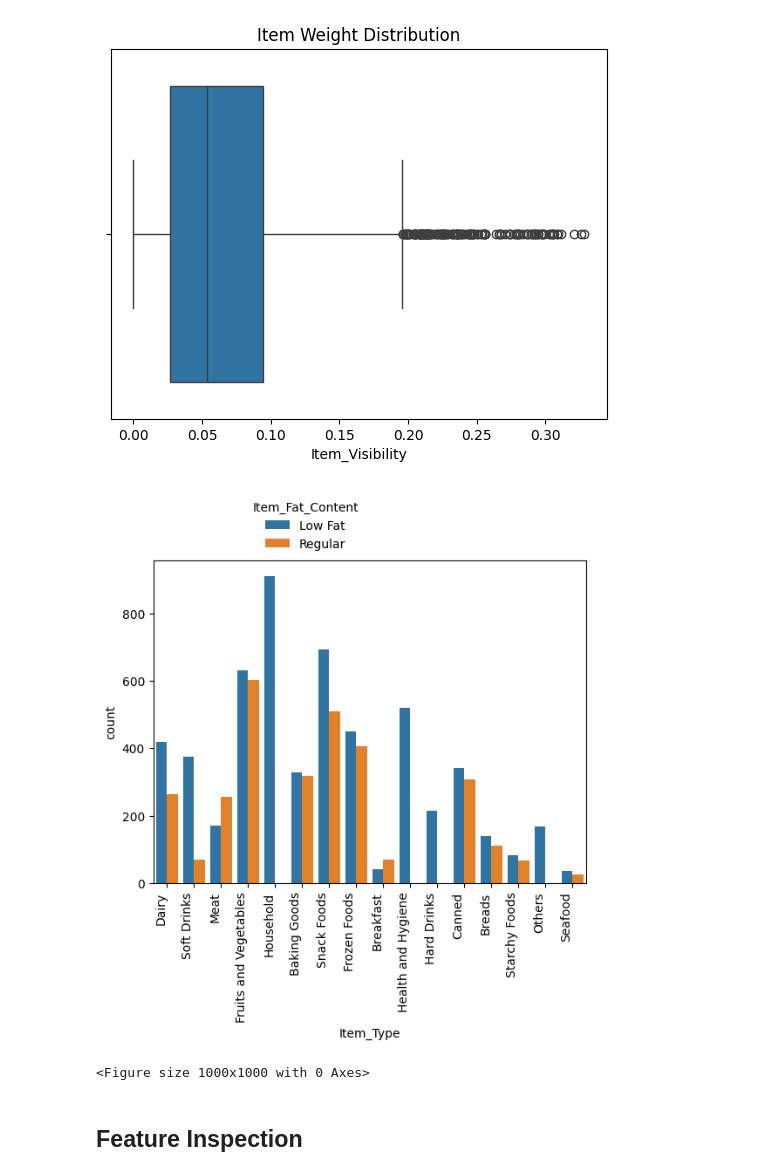
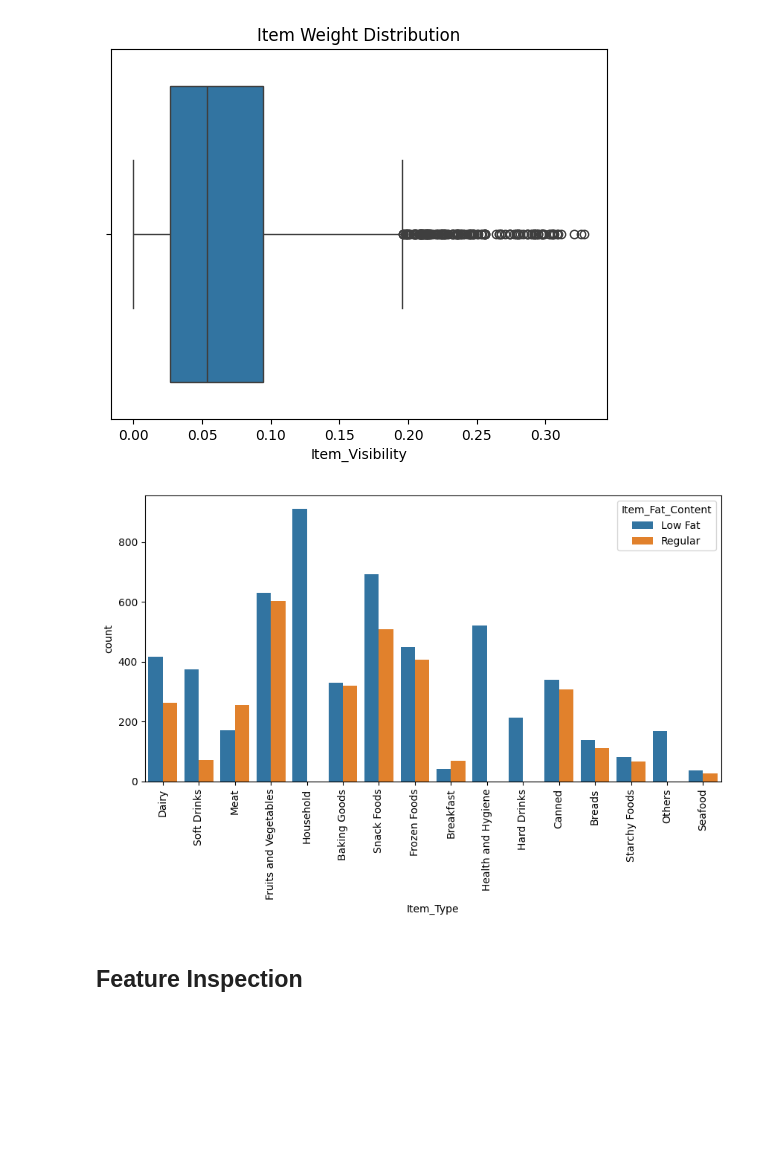
Before and after one commit to KamalRiad90/Prediction-of-Product-Sales, a Jupyter notebook: Prediction_of_Product_Sales.ipynb, the cells around one changed output. Saved outputs shown, nothing was run; the diff lists cells and outputs as text; code cells hidden in the pictures; blank space fills up the shorter version.

```diff
--- a/Prediction_of_Product_Sales.ipynb
+++ b/Prediction_of_Product_Sales.ipynb
@@ -287,17 +287,15 @@ ax.set_title('Item Weight Distribution')
 plt.show()
 # %% [output]
 [figure]
-# %%
-ax=sns.countplot(data=df,x=df['Item_Type'],hue=df['Item_Fat_Content'])
-plt.figure(figsize=(10,10))
-sns.move_legend(
-    ax, "lower right",
-    bbox_to_anchor=(.5,1),
-    frameon=False,
-)
-ax.set_xticklabels(ax.get_xticklabels(), rotation=90, ha='right');
-# %% [output]
-[figure, removed]
-<Figure size 1000x1000 with 0 Axes>
+# %%
+plt.figure(figsize=(10, 5))
+# Create countplot
+ax = sns.countplot(data=df, x='Item_Type', hue='Item_Fat_Content')
+# Rotate x-axis labels for better readability
+ax.set_xticklabels(ax.get_xticklabels(), rotation=90, ha='center')
+# Show the plot
+plt.show()
+# %% [output]
+[figure, added]
 # %% [markdown]
 ## Feature Inspection
```
